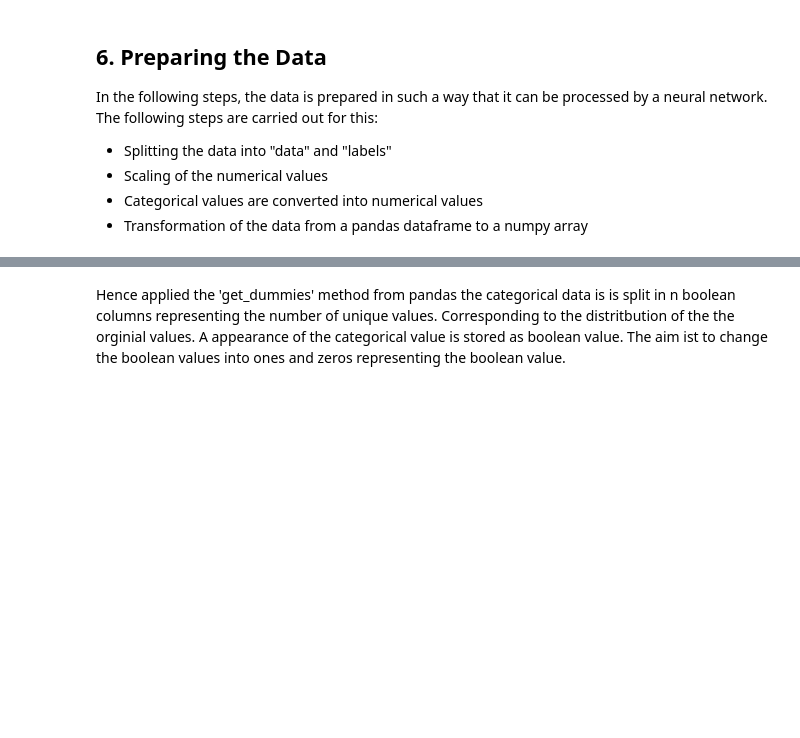
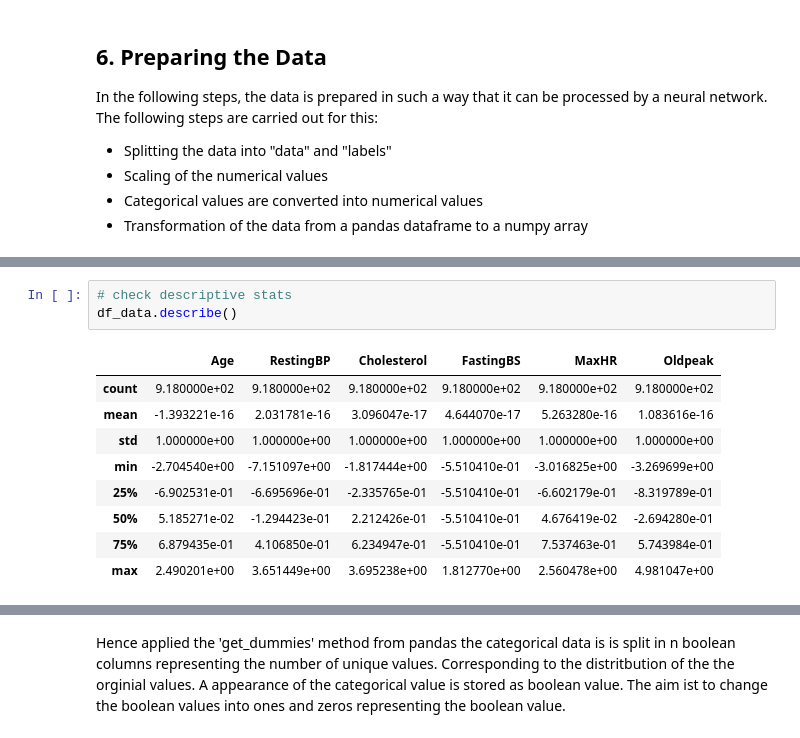
Before and after one commit to quantum-insights/DSM150_NN, a Jupyter notebook: cw1/cw1.ipynb, the cells around one changed output, grey strips where cells are left out. Drawn from its saved outputs; the diff is of its cells as text; blank space fills up the shorter version.

```diff
--- a/cw1/cw1.ipynb
+++ b/cw1/cw1.ipynb
@@ -298,0 +325,13 @@ KeyError: "None of [Index(['Sex', 'ChestPainType', 'RestingECG', 'ExerciseAngina
+# %%
+# check descriptive stats
+df_data.describe()
+# %% [output]
+|  | Age | RestingBP | Cholesterol | FastingBS | MaxHR | Oldpeak |
+| count | 9.180000e+02 | 9.180000e+02 | 9.180000e+02 | 9.180000e+02 | 9.180000e+02 | 9.180000e+02 |
+| mean | -1.393221e-16 | 2.031781e-16 | 3.096047e-17 | 4.644070e-17 | 5.263280e-16 | 1.083616e-16 |
+| std | 1.000000e+00 | 1.000000e+00 | 1.000000e+00 | 1.000000e+00 | 1.000000e+00 | 1.000000e+00 |
+| min | -2.704540e+00 | -7.151097e+00 | -1.817444e+00 | -5.510410e-01 | -3.016825e+00 | -3.269699e+00 |
+| 25% | -6.902531e-01 | -6.695696e-01 | -2.335765e-01 | -5.510410e-01 | -6.602179e-01 | -8.319789e-01 |
+| 50% | 5.185271e-02 | -1.294423e-01 | 2.212426e-01 | -5.510410e-01 | 4.676419e-02 | -2.694280e-01 |
+| 75% | 6.879435e-01 | 4.106850e-01 | 6.234947e-01 | -5.510410e-01 | 7.537463e-01 | 5.743984e-01 |
+| max | 2.490201e+00 | 3.651449e+00 | 3.695238e+00 | 1.812770e+00 | 2.560478e+00 | 4.981047e+00 |
```
Also changed, not shown: parts of 21 cells of this notebook.
